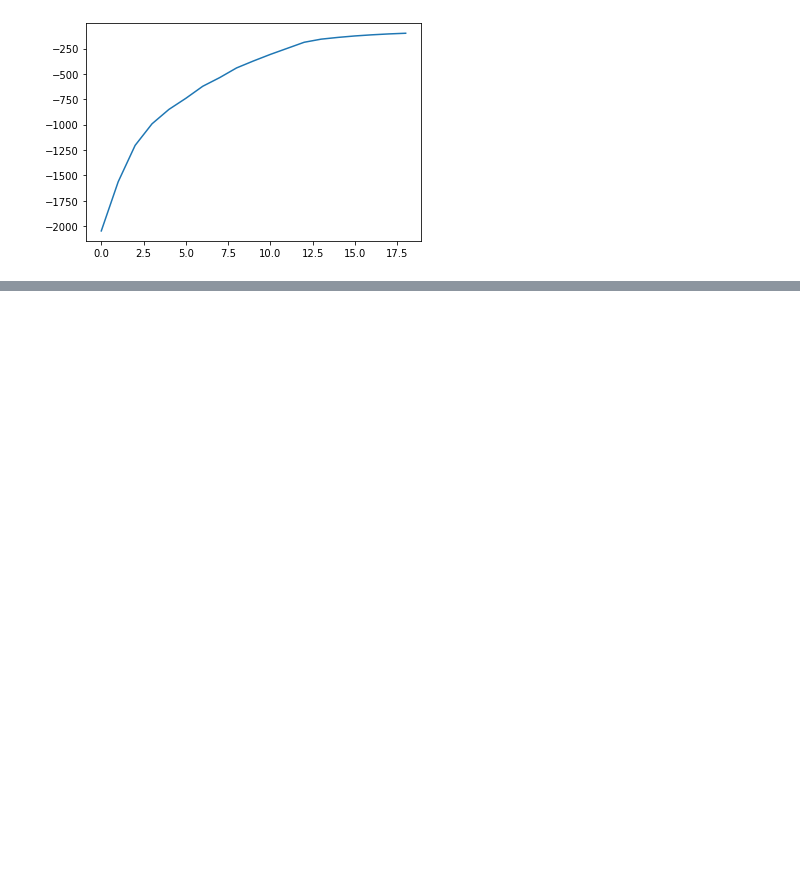
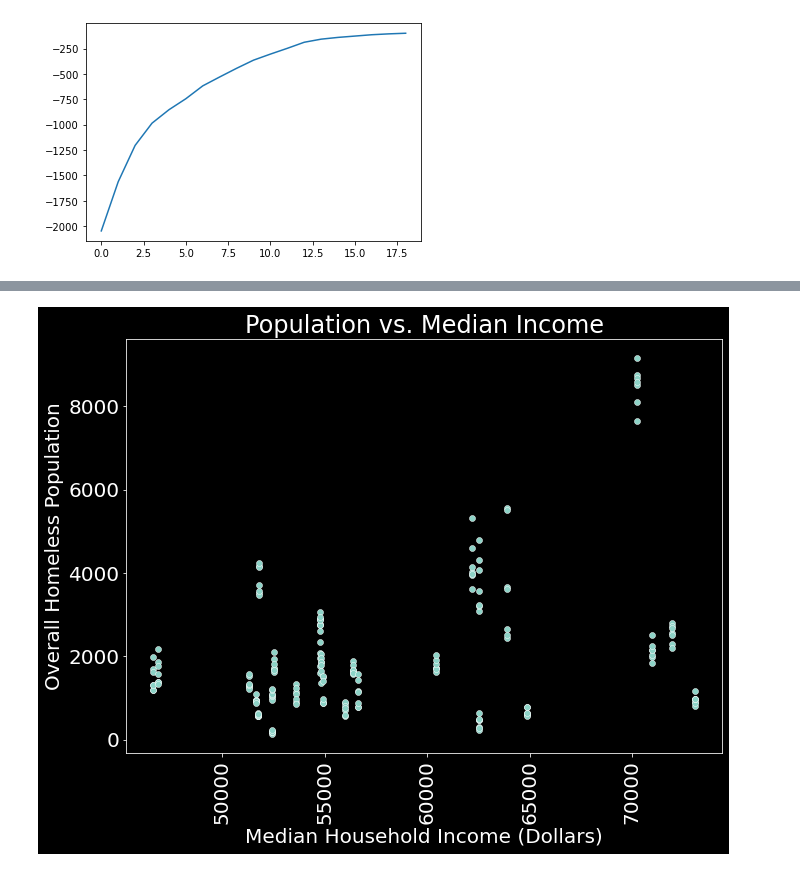
Before and after one commit to AndrewGossage/Homelessness-in-America, a Jupyter notebook: primary-code/1-EDA.ipynb, the cells around one changed output, grey strips where cells are left out. Drawn from its saved outputs; the diff is of its cells as text; code cells hidden in the pictures; blank space fills up the shorter version.

```diff
--- a/primary-code/1-EDA.ipynb
+++ b/primary-code/1-EDA.ipynb
@@ -540,0 +548,11 @@ Name: city, dtype: object>
+# %%
+plt.figure(figsize=(10,8))
+sns.scatterplot(x = 'median household income (dollars)' , y ='overall homeless', data =df2)
+plt.xlabel('Median Household Income (Dollars)')
+plt.ylabel('Overall Homeless Population')
+plt.xticks(rotation = 90);
+plt.title('Population vs. Median Income')
+plt.tight_layout()
+plt.savefig('../output/income-homeless.png')
+# %% [output]
+[figure, added]
```
Also changed, not shown: parts of 34 cells of this notebook, 6 other files.
